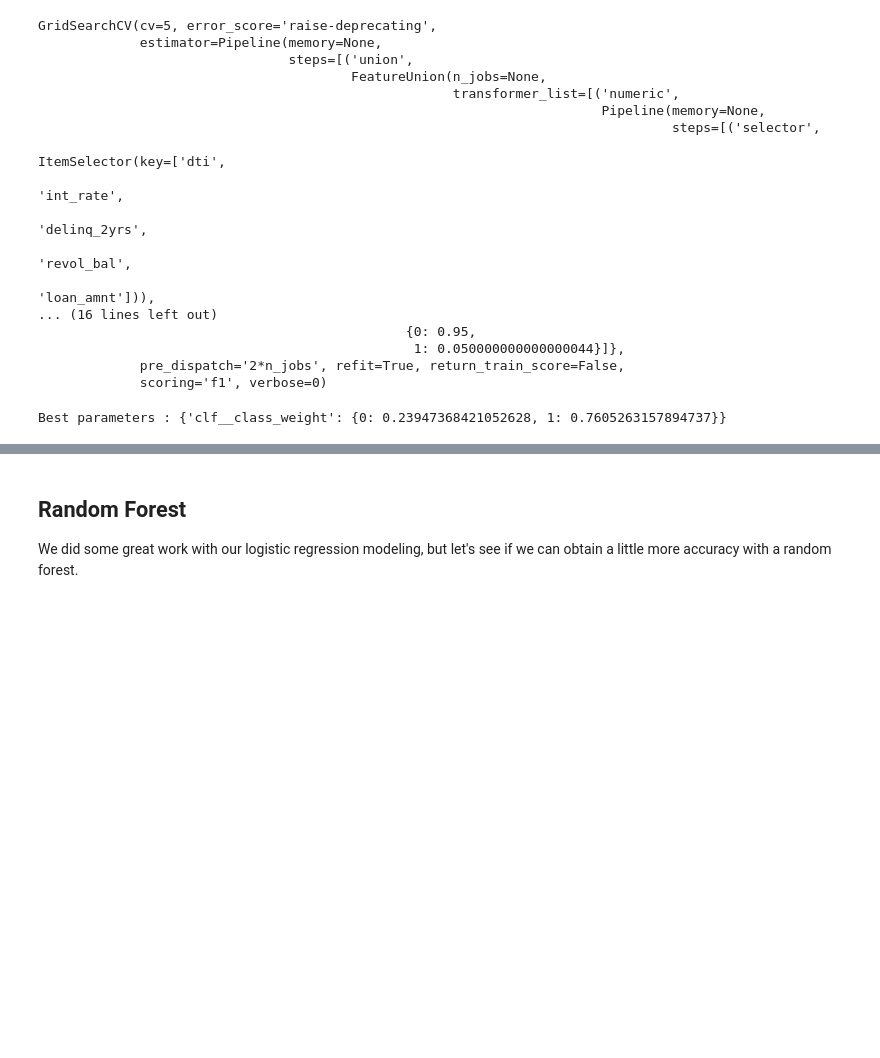
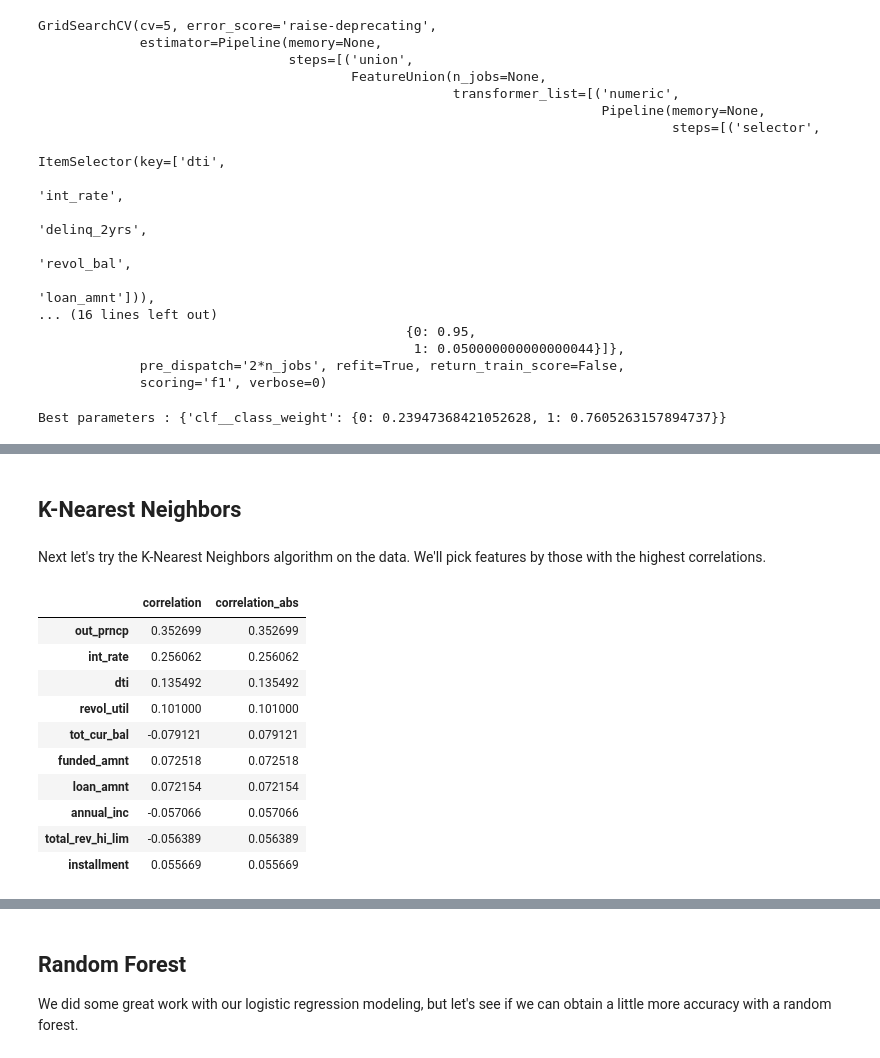
Before and after one commit to bfitzpa5/Metis_Projects, a Jupyter notebook: 03-mcnulty/mcnulty_modeling.ipynb, the cells around one changed output, grey strips where cells are left out. Drawn from its saved outputs; the diff is of its cells as text; code cells hidden in the pictures; blank space fills up the shorter version.

```diff
--- a/03-mcnulty/mcnulty_modeling.ipynb
+++ b/03-mcnulty/mcnulty_modeling.ipynb
@@ -430,3 +268,27 @@ log_clf_model(results, pipeline, 'Logistic Regression with Class Weights', X, y,
 | 1 | Logistic Regression with Class We... | [dti, int_rate, emp_length, home_... | 2 | 33.59% | 33.98% | 23.55% | 90.02% | 37.33% | ... |
 | 2 | Logistic Regression with Class We... | [dti, int_rate, emp_length, home_... | 3 | 31.37% | 31.59% | 22.87% | 89.87% | 36.47% | ... |
 | 3 | Logistic Regression with Class We... | [dti, int_rate, emp_length, home_... | 3 | 31.37% | 31.59% | 22.87% | 89.87% | 36.47% | ... |
+# %% [markdown]
+## K-Nearest Neighbors
+# %% [markdown]
+Next let's try the K-Nearest Neighbors algorithm on the data. We'll pick features by those with the highest correlations.
+# %%
+(df.corr()
+ .loc[:, ['default']]
+ .drop('default', axis=0)
+ .rename(columns={'default': 'correlation'})
+ .assign(correlation_abs=lambda x: x.correlation.abs())
+ .sort_values('correlation_abs', ascending=False)
+ .head(10))
+# %% [output]
+|  | correlation | correlation_abs |
+| out_prncp | 0.352699 | 0.352699 |
+| int_rate | 0.256062 | 0.256062 |
+| dti | 0.135492 | 0.135492 |
+| revol_util | 0.101000 | 0.101000 |
+| tot_cur_bal | -0.079121 | 0.079121 |
+| funded_amnt | 0.072518 | 0.072518 |
+| loan_amnt | 0.072154 | 0.072154 |
+| annual_inc | -0.057066 | 0.057066 |
+| total_rev_hi_lim | -0.056389 | 0.056389 |
+| installment | 0.055669 | 0.055669 |
```
Also changed, not shown: parts of 16 cells of this notebook, 1 other file.
